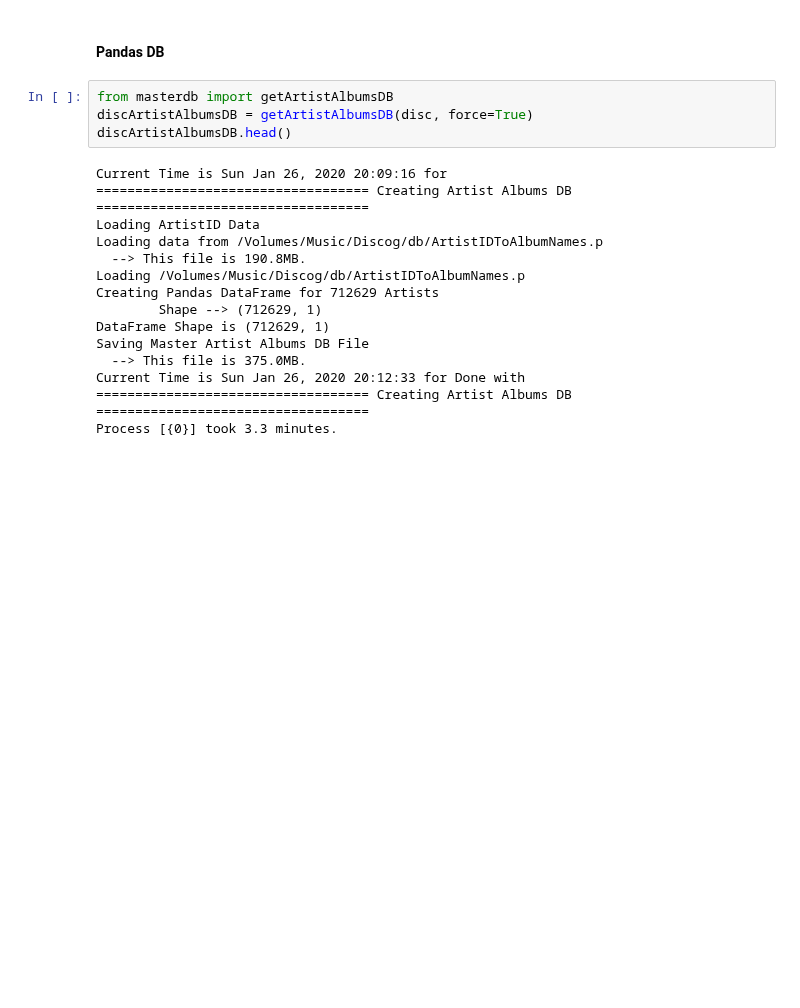
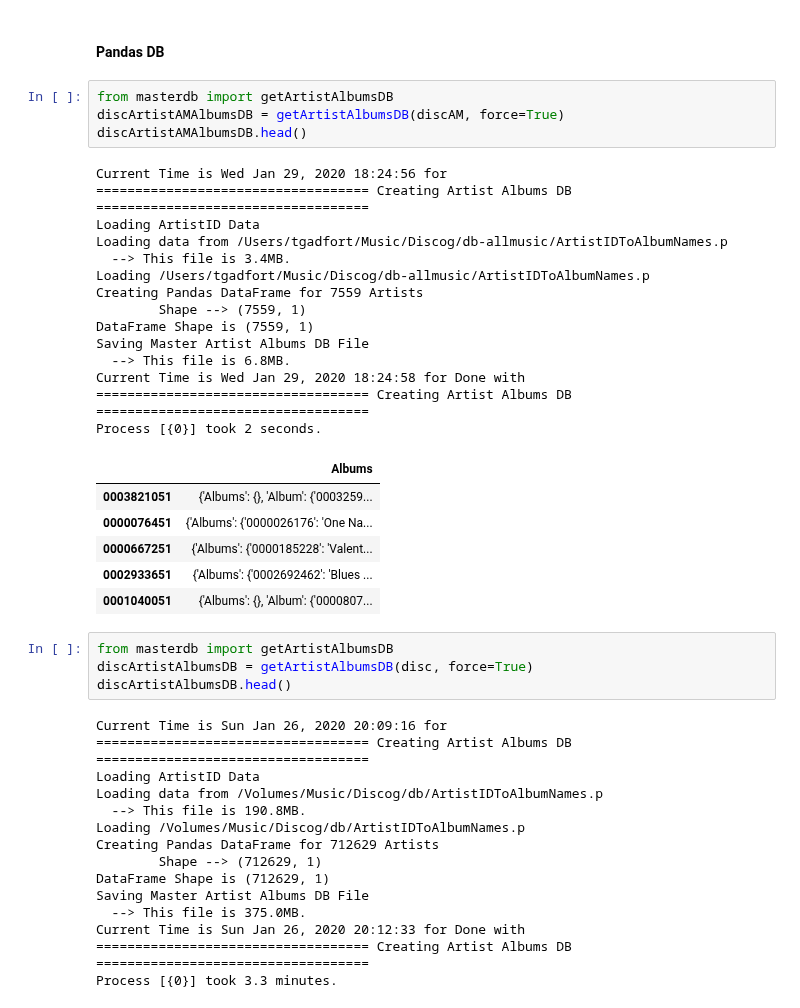
Before and after one commit to tgadf/discogs, a Jupyter notebook: Master DB.ipynb, the cells around one changed output. Saved outputs shown, nothing was run; the diff lists cells and outputs as text; blank space fills up the shorter version.

```diff
--- a/Master DB.ipynb
+++ b/Master DB.ipynb
@@ -155,6 +451,31 @@ Current Time is Sun Jan 26, 2020 20:08:46 for Done with Creating Artist DBs
 Process [{0}] took 17.1 minutes.
 # %% [markdown]
 #### Pandas DB
+# %%
+from masterdb import getArtistAlbumsDB
+discArtistAMAlbumsDB = getArtistAlbumsDB(discAM, force=True)
+discArtistAMAlbumsDB.head()
+# %% [output]
+Current Time is Wed Jan 29, 2020 18:24:56 for
+=================================== Creating Artist Albums DB ===================================
+Loading ArtistID Data
+Loading data from /Users/tgadfort/Music/Discog/db-allmusic/ArtistIDToAlbumNames.p
+  --> This file is 3.4MB.
+Loading /Users/tgadfort/Music/Discog/db-allmusic/ArtistIDToAlbumNames.p
+Creating Pandas DataFrame for 7559 Artists
+        Shape --> (7559, 1)
+DataFrame Shape is (7559, 1)
+Saving Master Artist Albums DB File
+  --> This file is 6.8MB.
+Current Time is Wed Jan 29, 2020 18:24:58 for Done with
+=================================== Creating Artist Albums DB ===================================
+Process [{0}] took 2 seconds.
+|  | Albums |
+| 0003821051 | {'Albums': {}, 'Album': {'0003259... |
+| 0000076451 | {'Albums': {'0000026176': 'One Na... |
+| 0000667251 | {'Albums': {'0000185228': 'Valent... |
+| 0002933651 | {'Albums': {'0002692462': 'Blues ... |
+| 0001040051 | {'Albums': {}, 'Album': {'0000807... |
 # %%
 from masterdb import getArtistAlbumsDB
 discArtistAlbumsDB = getArtistAlbumsDB(disc, force=True)
```
Also changed, not shown: parts of 19 cells of this notebook, 8 other files.
